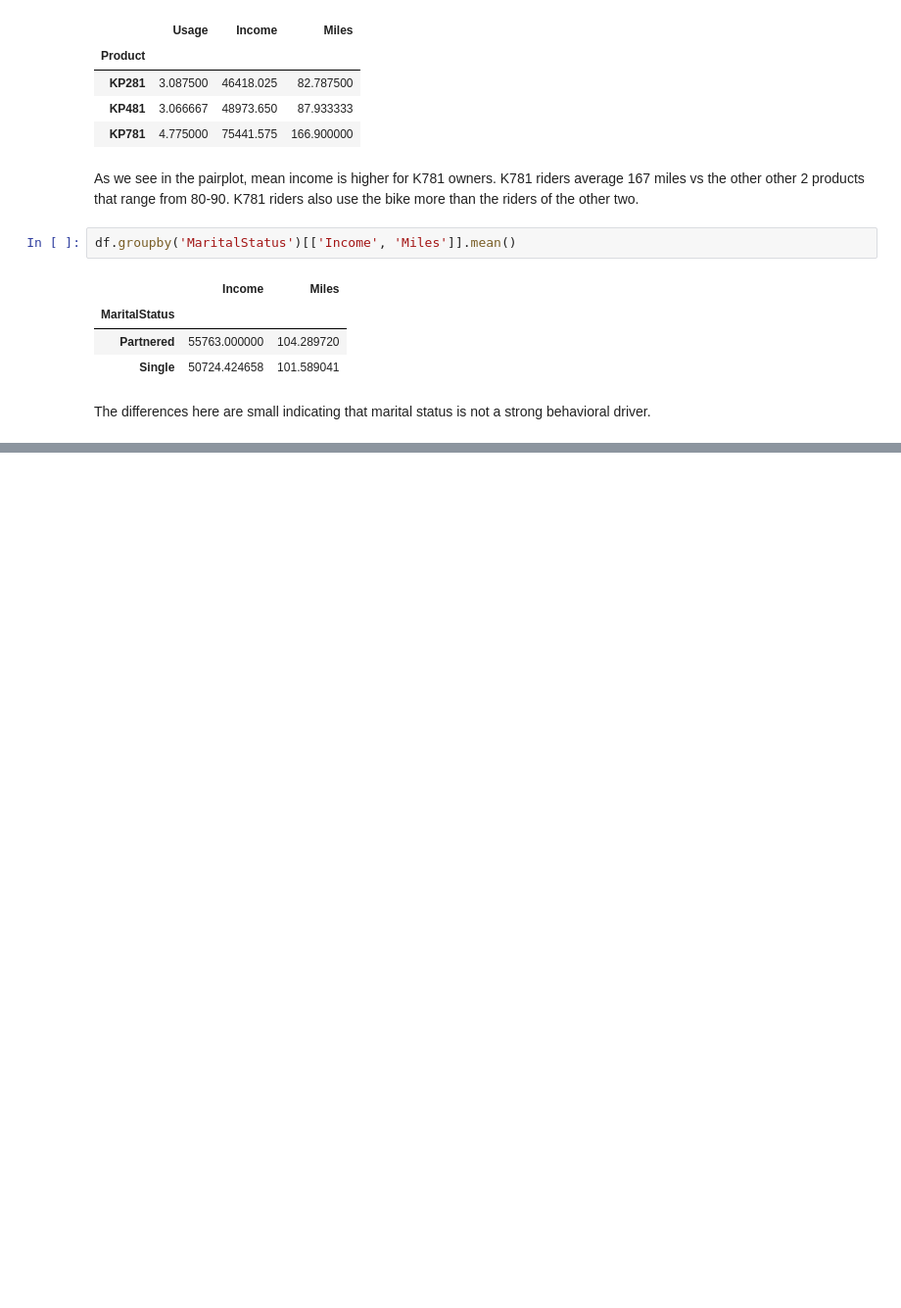
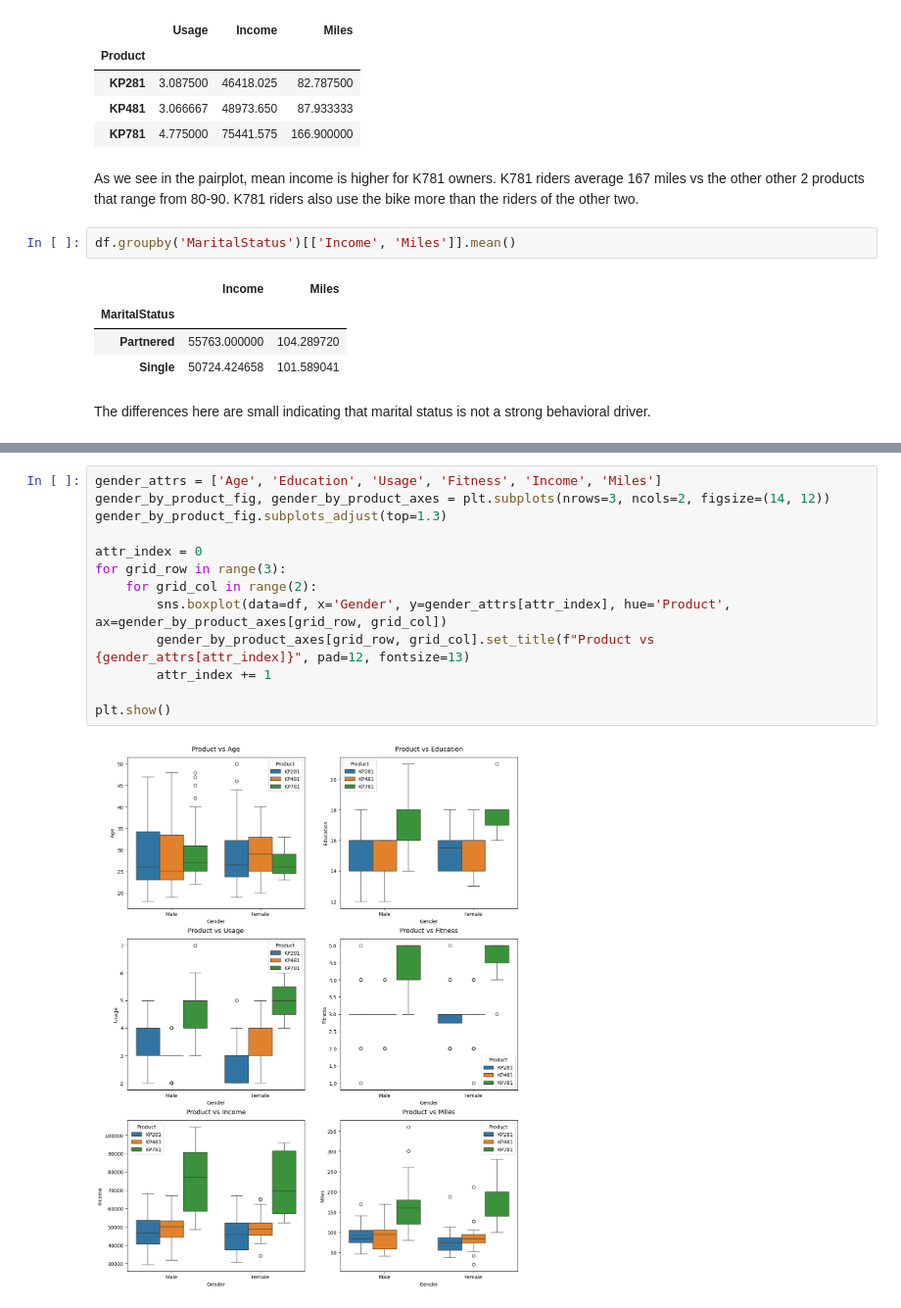
Before and after one commit to asn5995/data-science-projects, a Jupyter notebook: DP1.ipynb, the cells around one changed output, grey strips where cells are left out. Shown at 98% size. Drawn from its saved outputs; the diff is of its cells as text; blank space fills up the shorter version.

```diff
--- a/DP1.ipynb
+++ b/DP1.ipynb
@@ -197,0 +231,15 @@ The differences here are small indicating that marital status is not a strong be
+# %%
+gender_attrs = ['Age', 'Education', 'Usage', 'Fitness', 'Income', 'Miles']
+gender_by_product_fig, gender_by_product_axes = plt.subplots(nrows=3, ncols=2, figsize=(14, 12))
+gender_by_product_fig.subplots_adjust(top=1.3)
+
+attr_index = 0
+for grid_row in range(3):
+    for grid_col in range(2):
+        sns.boxplot(data=df, x='Gender', y=gender_attrs[attr_index], hue='Product', ax=gender_by_product_axes[grid_row, grid_col])
+        gender_by_product_axes[grid_row, grid_col].set_title(f"Product vs {gender_attrs[attr_index]}", pad=12, fontsize=13)
+        attr_index += 1
+
+plt.show()
+# %% [output]
+[figure, added]
```
Also changed, not shown: parts of 5 cells of this notebook.
